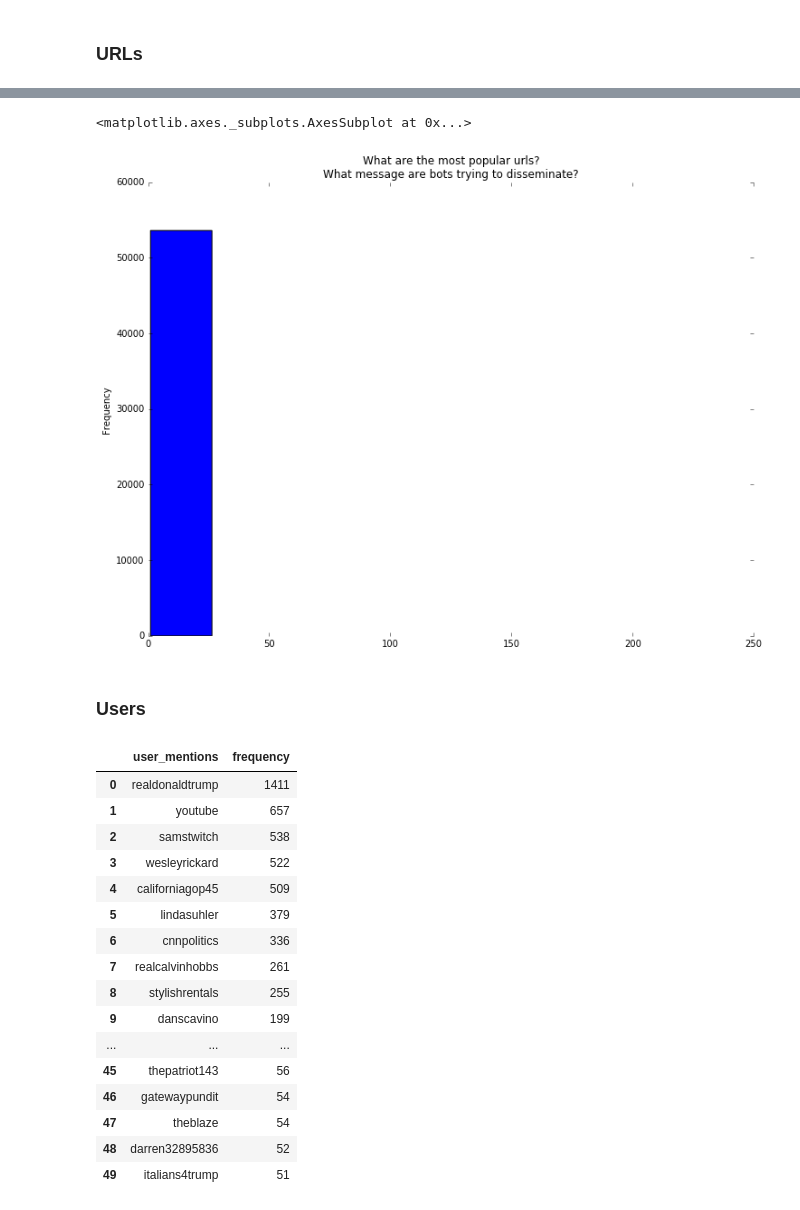
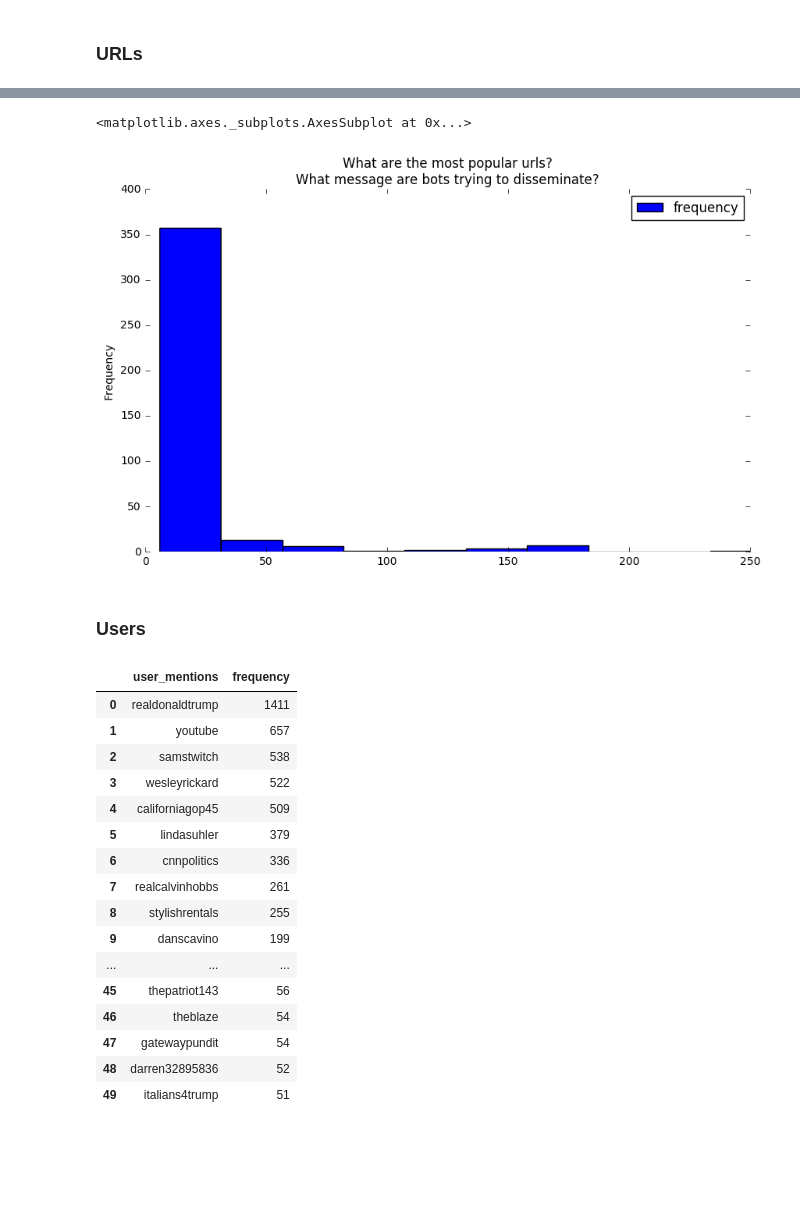
Before and after one commit to rl-grimey/polititweets, a Jupyter notebook: notebooks/bots/bot-tweet-entities.ipynb, the cells around one changed output, grey strips where cells are left out. Drawn from its saved outputs; the diff is of its cells as text; code cells hidden in the pictures; blank space fills up the shorter version.

```diff
--- a/notebooks/bots/bot-tweet-entities.ipynb
+++ b/notebooks/bots/bot-tweet-entities.ipynb
@@ -262,0 +203,16 @@ urls.head(50)
+# %%
+def getDomain(url):
+    try:
+        parsed = urlparse(url)
+        domain = '{uri.scheme}://{uri.netloc}/'.format(uri=parsed)
+        return domain
+    except:
+        return Null
+# %%
+urls = countEntities(entities, 'urls')
+
+# aggregate urls
+urls['domain'] = urls['urls'].apply(getDomain)
+
+print ('Most popular link')
+urls[['urls', 'frequency']].head(50).style.bar(subset=['frequency'], color='#d65f5f')
@@ -263,27 +268,25 @@ urls.head(50)
 # %%
 # # distribution of links
 
 # Create a figure and subploy
-fig = plt.figure(figsize=(12,9))
+fig = plt.figure(figsize=(10, 6))
 ax = fig.add_subplot(111)
 
 # Formatting
 ax.grid(False)
 ax.set_frame_on(False)
 
 # limit axis so we can see more
-matplotlib.pylab.xlim([0, 250])
-
-urls['frequency'].plot(kind='hist', bins=100,
+urls[urls['frequency'] > 5].plot(kind='hist', bins=100, xlim=[0, 250], ax=ax,
                        title='What are the most popular urls?\nWhat message are bots trying to disseminate?')
 # %% [output]
 <matplotlib.axes._subplots.AxesSubplot at 0x...>
-[figure, old version]
+[figure, new version]
 # %% [markdown]
 ### Users
 # %%
 users = countEntities(entities, 'user_mentions')
-users.head(50)
+users.head(50).style.bar(subset=['frequency'], color='#d65f5f')
 # %% [output]
 |  | user_mentions | frequency |
 | 0 | realdonaldtrump | 1411 |
@@ -298,8 +301,8 @@ users.head(50)
 | 9 | danscavino | 199 |
 | ... | ... | ... |
 | 45 | thepatriot143 | 56 |
-| 46 | gatewaypundit | 54 |
-| 47 | theblaze | 54 |
+| 46 | theblaze | 54 |
+| 47 | gatewaypundit | 54 |
 | 48 | darren32895836 | 52 |
 | 49 | italians4trump | 51 |
 # %%
```
Also changed, not shown: parts of 10 cells of this notebook, 1 other file.
